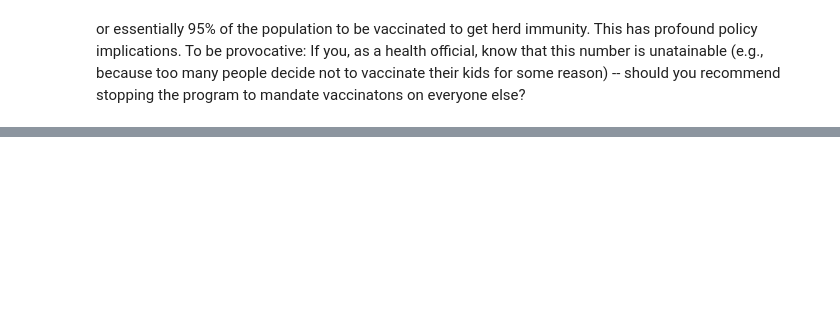
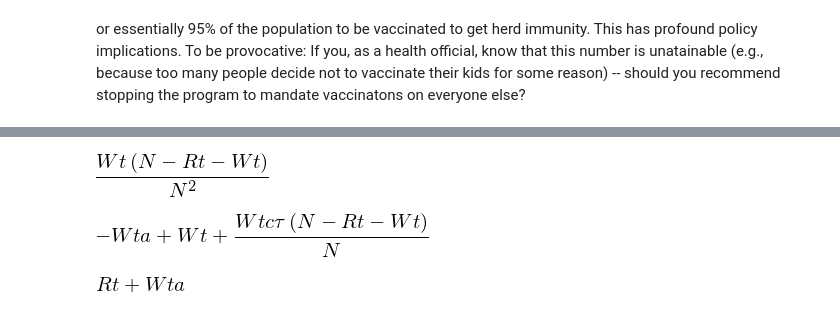
Before and after one commit to ehud/Notes, a Jupyter notebook: SIS-Model.ipynb, the cells around one changed output, grey strips where cells are left out. Drawn from its saved outputs; the diff is of its cells as text; code cells hidden in the pictures; blank space fills up the shorter version.

```diff
--- a/SIS-Model.ipynb
+++ b/SIS-Model.ipynb
@@ -145,0 +171,10 @@ To be provocative: If you, as a health official, know that this number is unatai
+# %%
+Rt = sm.symbols('Rt')
+Rtt, Penc1 = sm.symbols('Rtt,Penc1',cls=sm.Function)
+# %%
+# Penc = (Wt/N)*((N - Wt)/N)
+Penc1= (Wt/N)*((N - Rt - Wt)/N)
+# %%
+Penc1
+# %% [output]
+[figure, added]
@@ -145,0 +183,10 @@ To be provocative: If you, as a health official, know that this number is unatai
+# %%
+Wtt_sir=N*c*Penc1*tau + Wt - a*Wt
+Wtt_sir
+# %% [output]
+[figure, added]
+# %%
+Rtt = Rt + a * Wt
+Rtt
+# %% [output]
+[figure, added]
```
Also changed, not shown: parts of 20 cells of this notebook.
